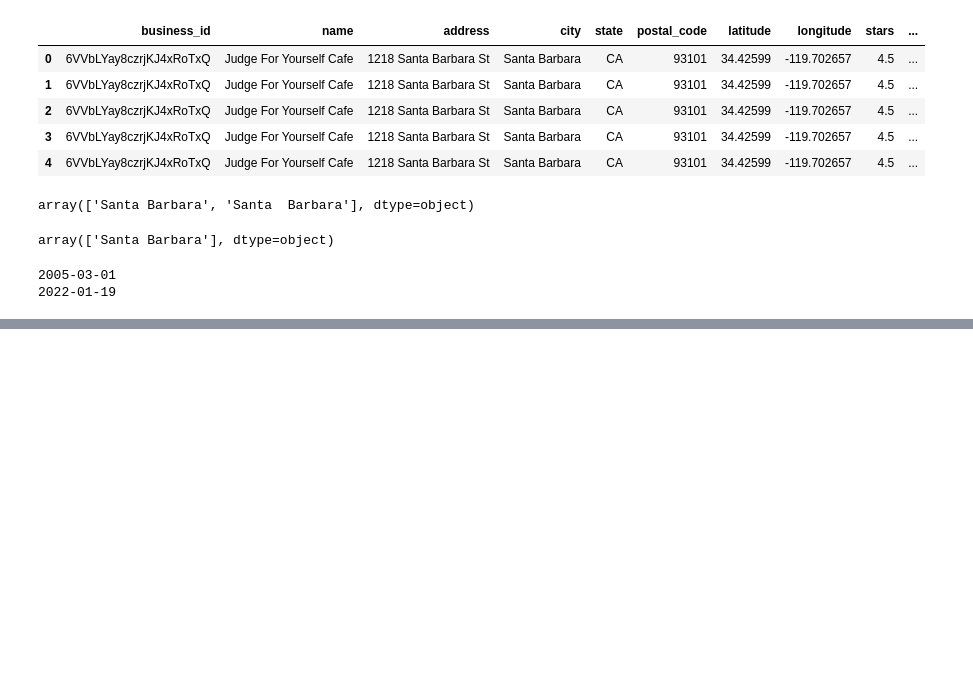
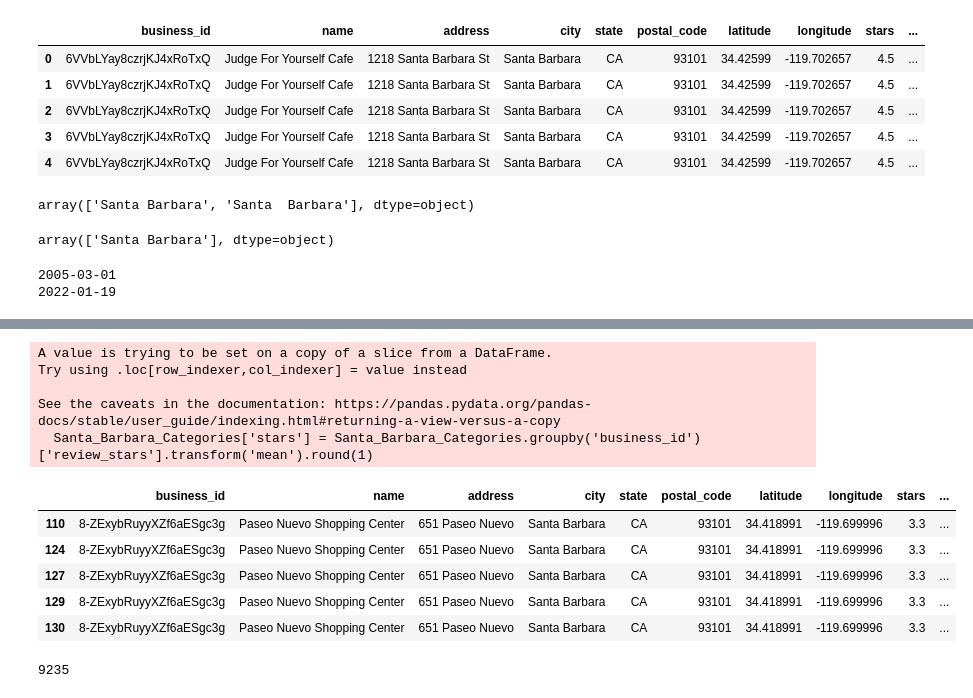
Before and after one commit to busen1022/project_3_group_16, a Jupyter notebook: Data_Cleaning.ipynb, the cells around one changed output, grey strips where cells are left out. Cells and saved outputs as stored; diff of their text form; code cells hidden in the pictures; blank space fills up the shorter version.

```diff
--- a/Data_Cleaning.ipynb
+++ b/Data_Cleaning.ipynb
@@ -101,0 +154,23 @@ array(['Restaurants, Breakfast & Brunch',
+# %%
+Santa_Barbara_Categories['stars'] = Santa_Barbara_Categories.groupby('business_id')['review_stars'].transform('mean').round(1)
+
+Santa_Barbara_Categories.head()
+# %% [output]
+A value is trying to be set on a copy of a slice from a DataFrame.
+Try using .loc[row_indexer,col_indexer] = value instead
+
+See the caveats in the documentation: https://pandas.pydata.org/pandas-docs/stable/user_guide/indexing.html#returning-a-view-versus-a-copy
+  Santa_Barbara_Categories['stars'] = Santa_Barbara_Categories.groupby('business_id')['review_stars'].transform('mean').round(1)
+|  | business_id | name | address | city | state | postal_code | latitude | longitude | stars | ... |
+| 110 | 8-ZExybRuyyXZf6aESgc3g | Paseo Nuevo Shopping Center | 651 Paseo Nuevo | Santa Barbara | CA | 93101 | 34.418991 | -119.699996 | 3.3 | ... |
+| 124 | 8-ZExybRuyyXZf6aESgc3g | Paseo Nuevo Shopping Center | 651 Paseo Nuevo | Santa Barbara | CA | 93101 | 34.418991 | -119.699996 | 3.3 | ... |
+| 127 | 8-ZExybRuyyXZf6aESgc3g | Paseo Nuevo Shopping Center | 651 Paseo Nuevo | Santa Barbara | CA | 93101 | 34.418991 | -119.699996 | 3.3 | ... |
+| 129 | 8-ZExybRuyyXZf6aESgc3g | Paseo Nuevo Shopping Center | 651 Paseo Nuevo | Santa Barbara | CA | 93101 | 34.418991 | -119.699996 | 3.3 | ... |
+| 130 | 8-ZExybRuyyXZf6aESgc3g | Paseo Nuevo Shopping Center | 651 Paseo Nuevo | Santa Barbara | CA | 93101 | 34.418991 | -119.699996 | 3.3 | ... |
+# %%
+# Create engine using the `santa_barbara_food.sqlite` database file
+engine = create_engine("sqlite:///Resources/santa_barbara_food.sqlite")
+# write to the database
+Santa_Barbara_Categories.to_sql("santa_barbara_food", con=engine, index=False, if_exists="replace", chunksize=500)
+# %% [output]
+9235
```
Also changed, not shown: parts of 16 cells of this notebook.
